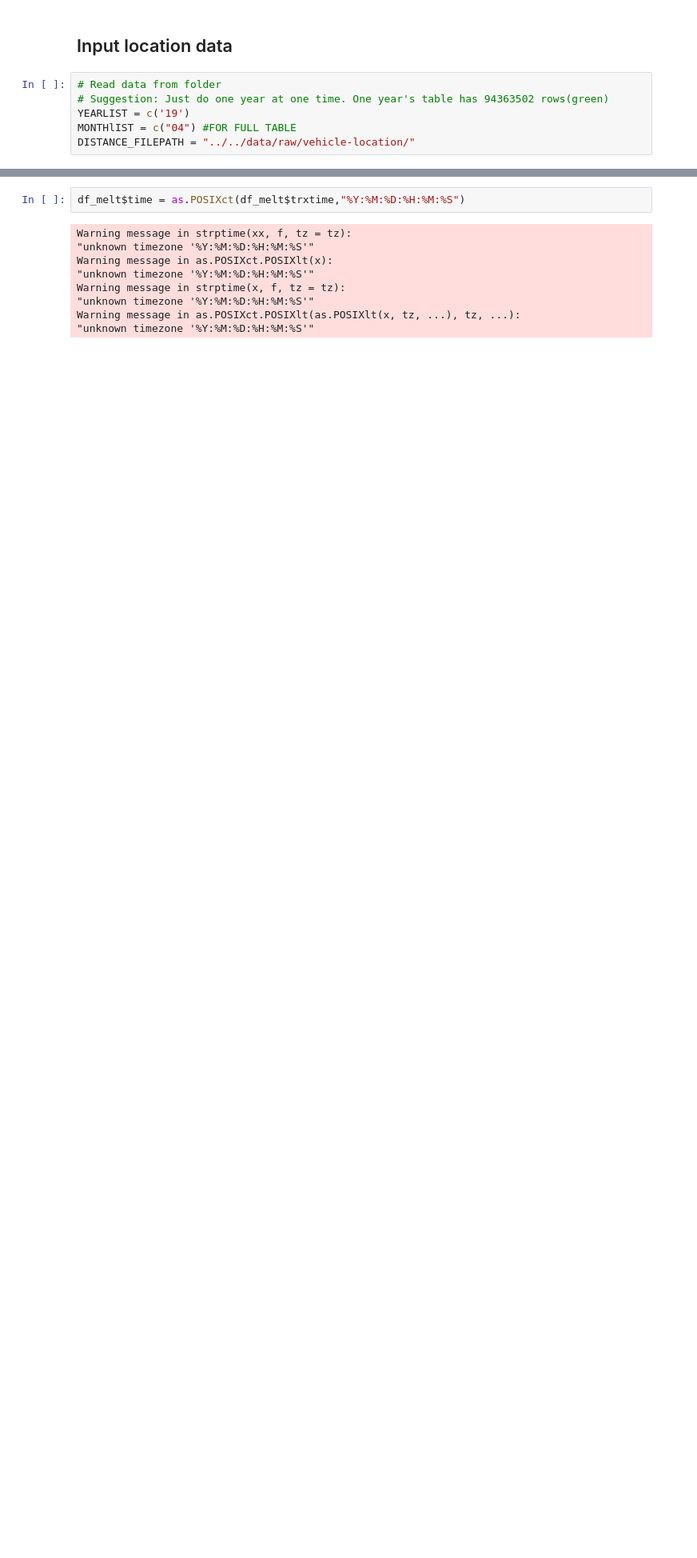
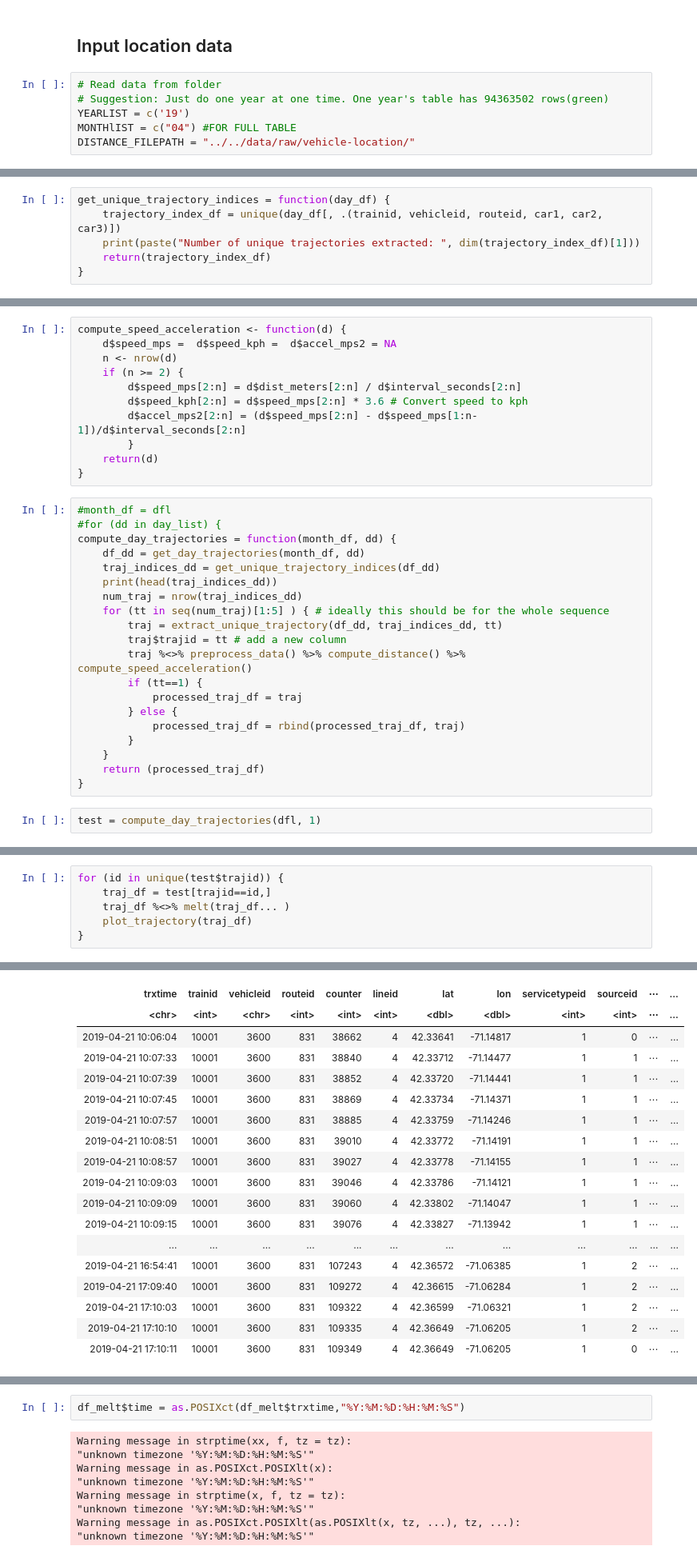
Before and after one commit to narslab/treem, a Jupyter notebook: bin/jupyter/vehicle-trajectory-computation-test.ipynb, the cells around one changed output, grey strips where cells are left out. Shown at 80% size. Cells and saved outputs as stored; diff of their text form; blank space fills up the shorter version.

Commit message:
updates to -test.ipynb

```diff
--- a/bin/jupyter/vehicle-trajectory-computation-test.ipynb
+++ b/bin/jupyter/vehicle-trajectory-computation-test.ipynb
@@ -118 +78,7 @@ print(dim(unique_train_vehicle_route_car_tuple)[1])
+# %%
+get_unique_trajectory_indices = function(day_df) {
+    trajectory_index_df = unique(day_df[, .(trainid, vehicleid, routeid, car1, car2, car3)])
+    print(paste("Number of unique trajectories extracted: ", dim(trajectory_index_df)[1]))
+    return(trajectory_index_df)
+}
 # %%
@@ -195,0 +104,33 @@ A data.table: 133 × 3
+# %%
+compute_speed_acceleration <- function(d) {
+    d$speed_mps =  d$speed_kph =  d$accel_mps2 = NA
+    n <- nrow(d)
+    if (n >= 2) {
+        d$speed_mps[2:n] = d$dist_meters[2:n] / d$interval_seconds[2:n]
+        d$speed_kph[2:n] = d$speed_mps[2:n] * 3.6 # Convert speed to kph
+        d$accel_mps2[2:n] = (d$speed_mps[2:n] - d$speed_mps[1:n-1])/d$interval_seconds[2:n]
+        }
+    return(d)
+}
+# %%
+#month_df = dfl
+#for (dd in day_list) {
+compute_day_trajectories = function(month_df, dd) {
+    df_dd = get_day_trajectories(month_df, dd)
+    traj_indices_dd = get_unique_trajectory_indices(df_dd)
+    print(head(traj_indices_dd))
+    num_traj = nrow(traj_indices_dd)
+    for (tt in seq(num_traj)[1:5] ) { # ideally this should be for the whole sequence
+        traj = extract_unique_trajectory(df_dd, traj_indices_dd, tt)
+        traj$trajid = tt # add a new column
+        traj %<>% preprocess_data() %>% compute_distance() %>% compute_speed_acceleration()
+        if (tt==1) {
+            processed_traj_df = traj
+        } else {
+            processed_traj_df = rbind(processed_traj_df, traj)
+        }
+    }
+    return (processed_traj_df)
+}
+# %%
+test = compute_day_trajectories(dfl, 1)
@@ -195,0 +152,7 @@ A data.table: 133 × 3
+# %%
+for (id in unique(test$trajid)) {
+    traj_df = test[trajid==id,]
+    traj_df %<>% melt(traj_df... )
+    plot_trajectory(traj_df)
+}
+# %% [output]
@@ -195,0 +160,18 @@ A data.table: 133 × 3
+| trxtime | trainid | vehicleid | routeid | counter | lineid | lat | lon | servicetypeid | sourceid | ⋯ | ... |
+| <chr> | <int> | <chr> | <int> | <int> | <int> | <dbl> | <dbl> | <int> | <int> | ⋯ | ... |
+| 2019-04-21 10:06:04 | 10001 | 3600 | 831 | 38662 | 4 | 42.33641 | -71.14817 | 1 | 0 | ⋯ | ... |
+| 2019-04-21 10:07:33 | 10001 | 3600 | 831 | 38840 | 4 | 42.33712 | -71.14477 | 1 | 1 | ⋯ | ... |
+| 2019-04-21 10:07:39 | 10001 | 3600 | 831 | 38852 | 4 | 42.33720 | -71.14441 | 1 | 1 | ⋯ | ... |
+| 2019-04-21 10:07:45 | 10001 | 3600 | 831 | 38869 | 4 | 42.33734 | -71.14371 | 1 | 1 | ⋯ | ... |
+| 2019-04-21 10:07:57 | 10001 | 3600 | 831 | 38885 | 4 | 42.33759 | -71.14246 | 1 | 1 | ⋯ | ... |
+| 2019-04-21 10:08:51 | 10001 | 3600 | 831 | 39010 | 4 | 42.33772 | -71.14191 | 1 | 1 | ⋯ | ... |
+| 2019-04-21 10:08:57 | 10001 | 3600 | 831 | 39027 | 4 | 42.33778 | -71.14155 | 1 | 1 | ⋯ | ... |
+| 2019-04-21 10:09:03 | 10001 | 3600 | 831 | 39046 | 4 | 42.33786 | -71.14121 | 1 | 1 | ⋯ | ... |
+| 2019-04-21 10:09:09 | 10001 | 3600 | 831 | 39060 | 4 | 42.33802 | -71.14047 | 1 | 1 | ⋯ | ... |
+| 2019-04-21 10:09:15 | 10001 | 3600 | 831 | 39076 | 4 | 42.33827 | -71.13942 | 1 | 1 | ⋯ | ... |
+| ... | ... | ... | ... | ... | ... | ... | ... | ... | ... | ... | ... |
+| 2019-04-21 16:54:41 | 10001 | 3600 | 831 | 107243 | 4 | 42.36572 | -71.06385 | 1 | 2 | ⋯ | ... |
+| 2019-04-21 17:09:40 | 10001 | 3600 | 831 | 109272 | 4 | 42.36615 | -71.06284 | 1 | 2 | ⋯ | ... |
+| 2019-04-21 17:10:03 | 10001 | 3600 | 831 | 109322 | 4 | 42.36599 | -71.06321 | 1 | 2 | ⋯ | ... |
+| 2019-04-21 17:10:10 | 10001 | 3600 | 831 | 109335 | 4 | 42.36649 | -71.06205 | 1 | 2 | ⋯ | ... |
+| 2019-04-21 17:10:11 | 10001 | 3600 | 831 | 109349 | 4 | 42.36649 | -71.06205 | 1 | 0 | ⋯ | ... |
```
Also changed, not shown: parts of 42 cells of this notebook.
